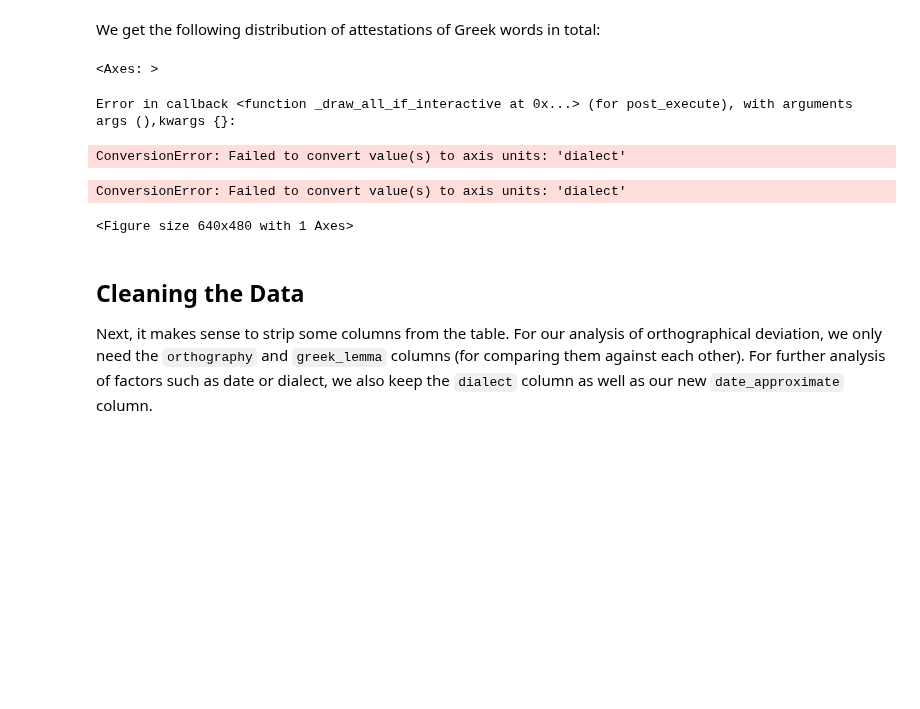
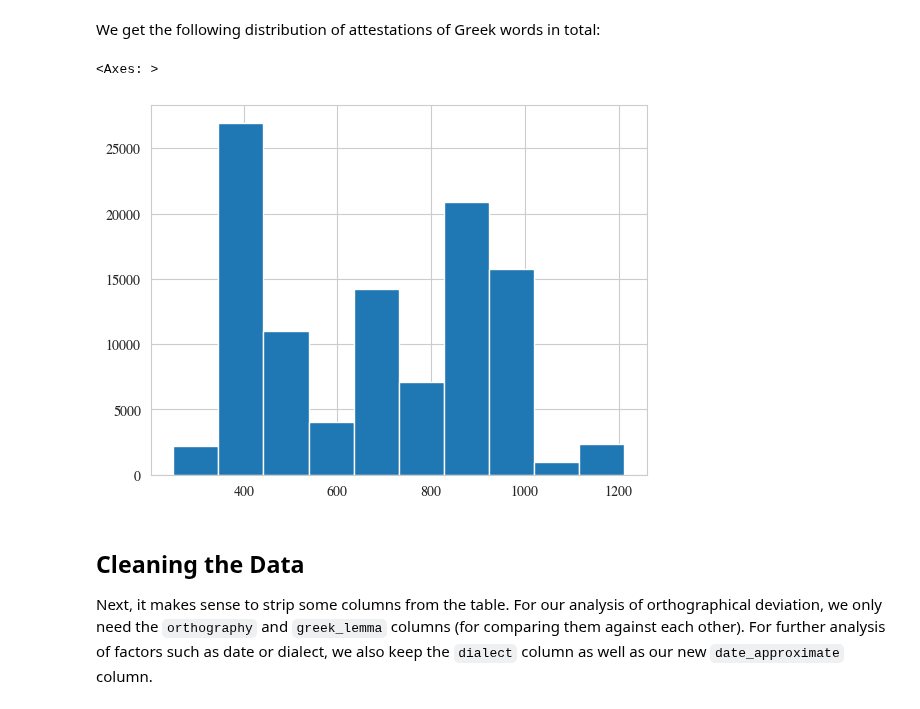
Before and after one commit to kmein/greek-coptic, a Jupyter notebook: greek-coptic.ipynb, the cells around one changed output. Cells and saved outputs as stored; diff of their text form; code cells hidden in the pictures; blank space fills up the shorter version.

```diff
--- a/greek-coptic.ipynb
+++ b/greek-coptic.ipynb
@@ -191,13 +191,10 @@ df["date_approximate"] = df.apply(unify_date, axis=1)
 # %% [markdown]
 We get the following distribution of attestations of Greek words in total:
 # %%
-df["date_approximate"].hist(y="dialect")
+df["date_approximate"].hist()
 # %% [output]
 <Axes: >
-Error in callback <function _draw_all_if_interactive at 0x...> (for post_execute), with arguments args (),kwargs {}:
-ConversionError: Failed to convert value(s) to axis units: 'dialect'
-ConversionError: Failed to convert value(s) to axis units: 'dialect'
-<Figure size 640x480 with 1 Axes>
+[figure, added]
 # %% [markdown]
 ## Cleaning the Data
 Next, it makes sense to strip some columns from the table. For our analysis of orthographical deviation, we only need the `orthography` and `greek_lemma` columns (for comparing them against each other).
```
Also changed, not shown: parts of 1 cell of this notebook.
